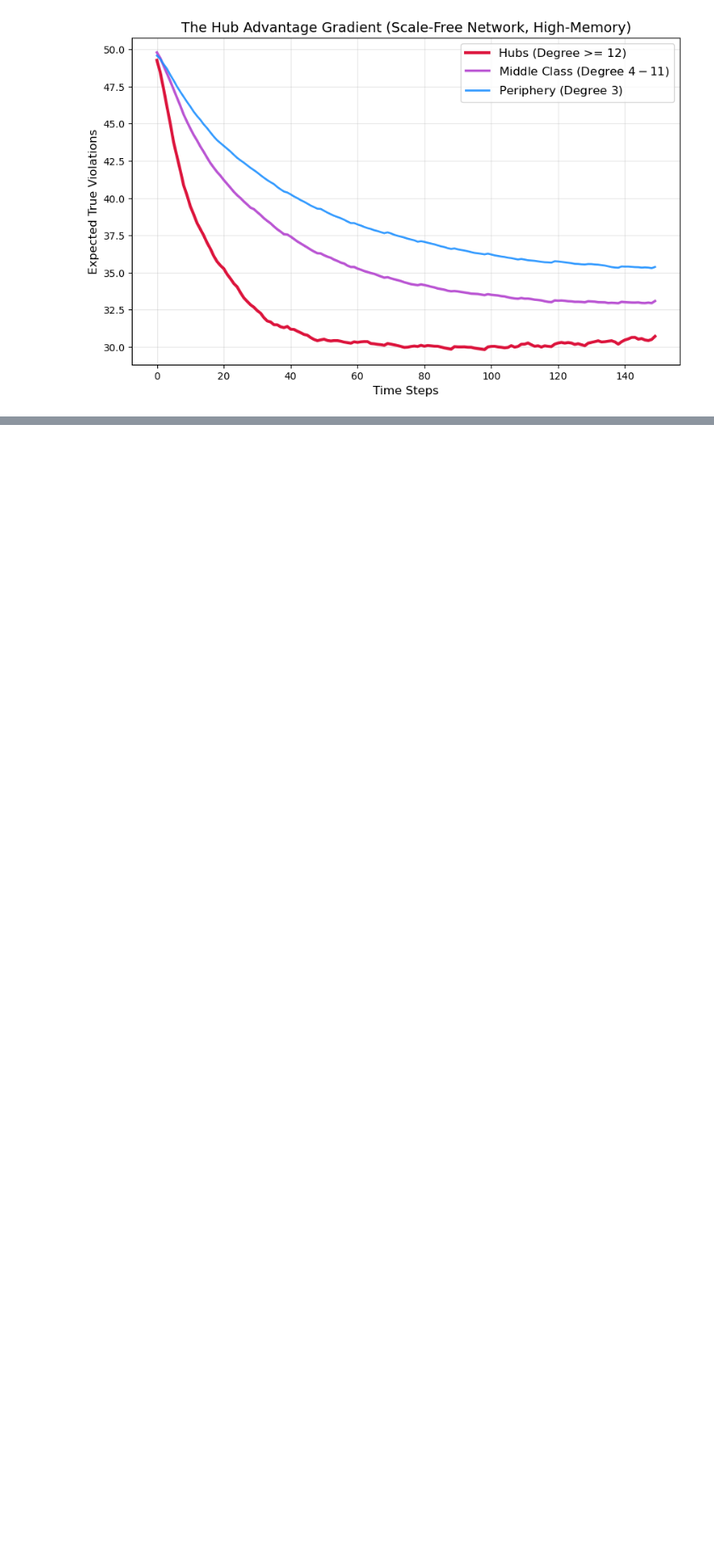
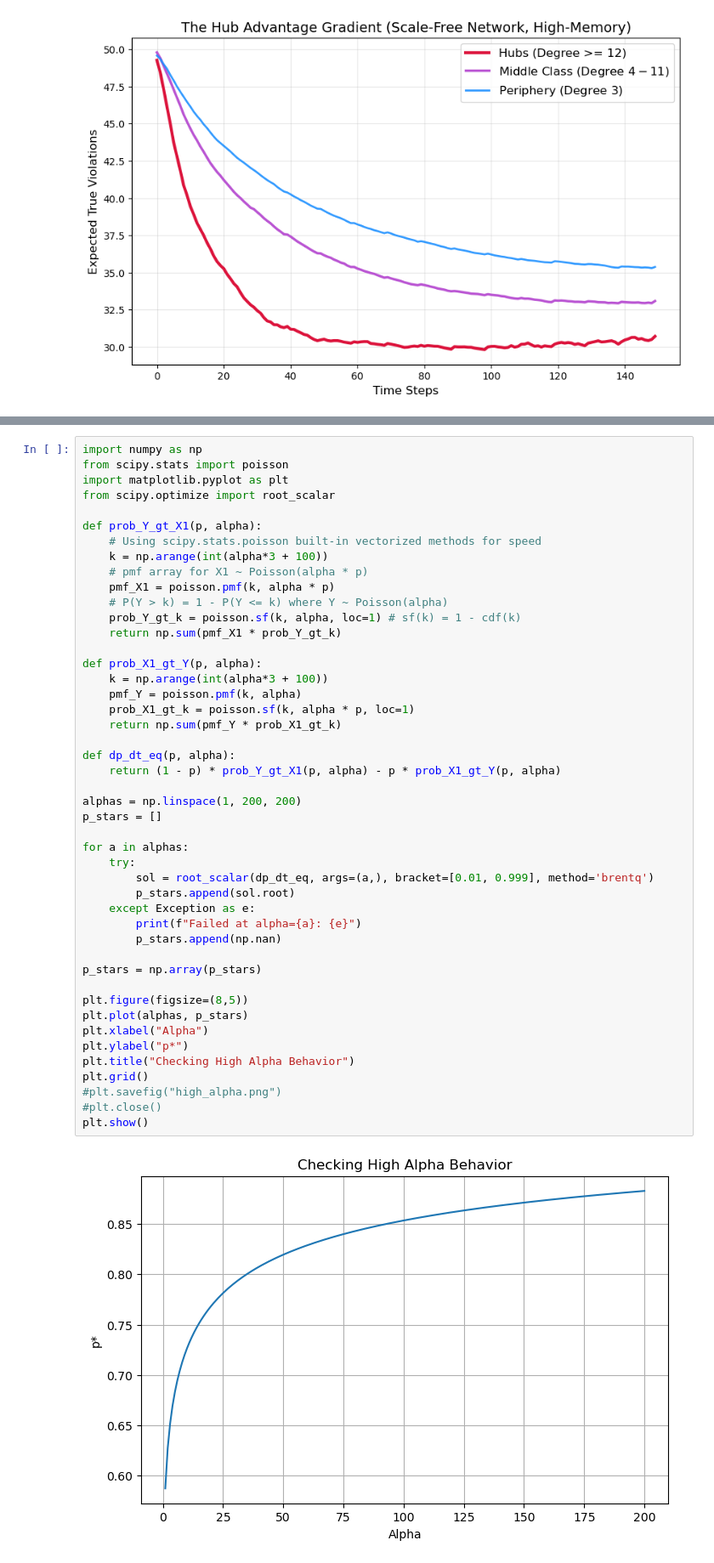
Before and after one commit to atiyabzafar/architecturesofproblemsolving, a Jupyter notebook: model/_other/Analysis/dismantle.ipynb, the cells around one changed output, grey strips where cells are left out. Shown at 85% size. Drawn from its saved outputs; the diff is of its cells as text; blank space fills up the shorter version.

```diff
--- a/model/_other/Analysis/dismantle.ipynb
+++ b/model/_other/Analysis/dismantle.ipynb
@@ -496,0 +570,48 @@ plt.show()
+# %%
+import numpy as np
+from scipy.stats import poisson
+import matplotlib.pyplot as plt
+from scipy.optimize import root_scalar
+
+def prob_Y_gt_X1(p, alpha):
+    # Using scipy.stats.poisson built-in vectorized methods for speed
+    k = np.arange(int(alpha*3 + 100))
+    # pmf array for X1 ~ Poisson(alpha * p)
+    pmf_X1 = poisson.pmf(k, alpha * p)
+    # P(Y > k) = 1 - P(Y <= k) where Y ~ Poisson(alpha)
+    prob_Y_gt_k = poisson.sf(k, alpha, loc=1) # sf(k) = 1 - cdf(k)
+    return np.sum(pmf_X1 * prob_Y_gt_k)
+
+def prob_X1_gt_Y(p, alpha):
+    k = np.arange(int(alpha*3 + 100))
+    pmf_Y = poisson.pmf(k, alpha)
+    prob_X1_gt_k = poisson.sf(k, alpha * p, loc=1)
+    return np.sum(pmf_Y * prob_X1_gt_k)
+
+def dp_dt_eq(p, alpha):
+    return (1 - p) * prob_Y_gt_X1(p, alpha) - p * prob_X1_gt_Y(p, alpha)
+
+alphas = np.linspace(1, 200, 200)
+p_stars = []
+
+for a in alphas:
+    try:
+        sol = root_scalar(dp_dt_eq, args=(a,), bracket=[0.01, 0.999], method='brentq')
+        p_stars.append(sol.root)
+    except Exception as e:
+        print(f"Failed at alpha={a}: {e}")
+        p_stars.append(np.nan)
+
+p_stars = np.array(p_stars)
+
+plt.figure(figsize=(8,5))
+plt.plot(alphas, p_stars)
+plt.xlabel("Alpha")
+plt.ylabel("p*")
+plt.title("Checking High Alpha Behavior")
+plt.grid()
+#plt.savefig("high_alpha.png")
+#plt.close()
+plt.show()
+# %% [output]
+[figure, added]
```
Also changed, not shown: parts of 21 cells of this notebook, 3 other files.
